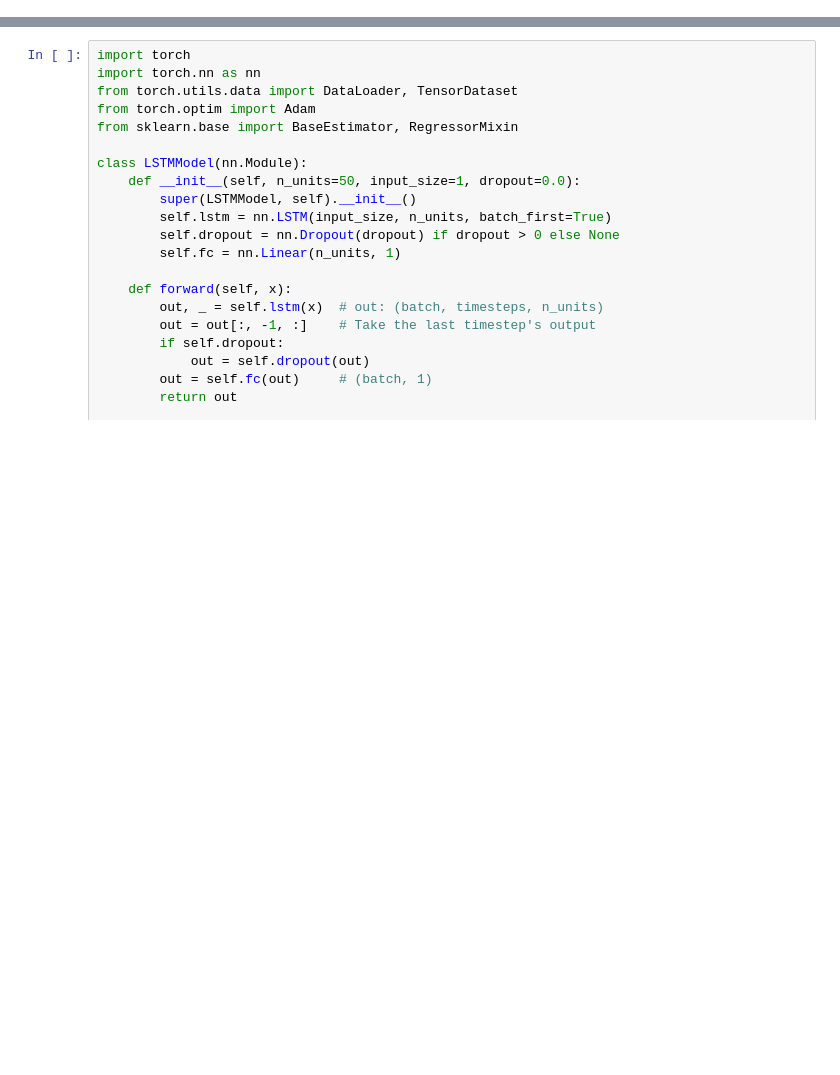
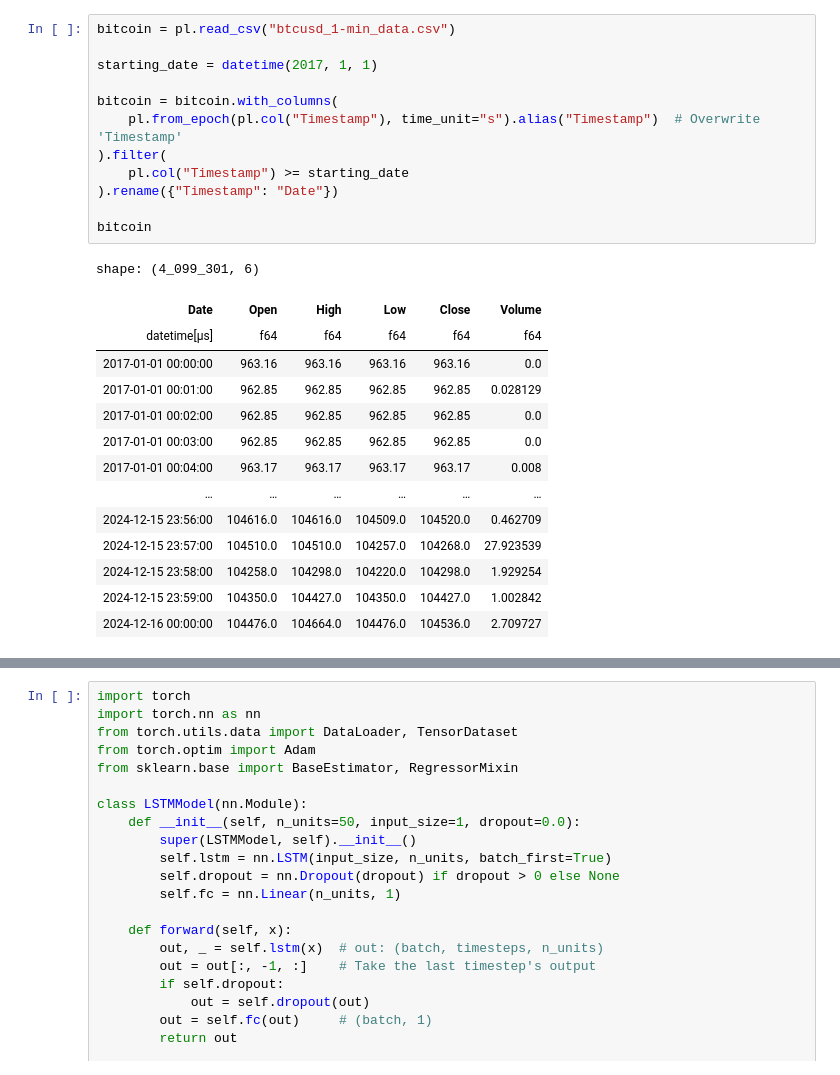
Before and after one commit to anthonymakarewicz/bitcoin-momentum-trading, a Jupyter notebook: main.ipynb, the cells around one changed output, grey strips where cells are left out. Cells and saved outputs as stored; diff of their text form; blank space fills up the shorter version.

```diff
--- a/main.ipynb
+++ b/main.ipynb
@@ -0,0 +10,27 @@
+# %%
+bitcoin = pl.read_csv("btcusd_1-min_data.csv")
+
+starting_date = datetime(2017, 1, 1)
+
+bitcoin = bitcoin.with_columns(
+    pl.from_epoch(pl.col("Timestamp"), time_unit="s").alias("Timestamp")  # Overwrite 'Timestamp'
+).filter(
+    pl.col("Timestamp") >= starting_date
+).rename({"Timestamp": "Date"})
+
+bitcoin
+# %% [output]
+shape: (4_099_301, 6)
+| Date | Open | High | Low | Close | Volume |
+| datetime[μs] | f64 | f64 | f64 | f64 | f64 |
+| 2017-01-01 00:00:00 | 963.16 | 963.16 | 963.16 | 963.16 | 0.0 |
+| 2017-01-01 00:01:00 | 962.85 | 962.85 | 962.85 | 962.85 | 0.028129 |
+| 2017-01-01 00:02:00 | 962.85 | 962.85 | 962.85 | 962.85 | 0.0 |
+| 2017-01-01 00:03:00 | 962.85 | 962.85 | 962.85 | 962.85 | 0.0 |
+| 2017-01-01 00:04:00 | 963.17 | 963.17 | 963.17 | 963.17 | 0.008 |
+| … | … | … | … | … | … |
+| 2024-12-15 23:56:00 | 104616.0 | 104616.0 | 104509.0 | 104520.0 | 0.462709 |
+| 2024-12-15 23:57:00 | 104510.0 | 104510.0 | 104257.0 | 104268.0 | 27.923539 |
+| 2024-12-15 23:58:00 | 104258.0 | 104298.0 | 104220.0 | 104298.0 | 1.929254 |
+| 2024-12-15 23:59:00 | 104350.0 | 104427.0 | 104350.0 | 104427.0 | 1.002842 |
+| 2024-12-16 00:00:00 | 104476.0 | 104664.0 | 104476.0 | 104536.0 | 2.709727 |
```
Also changed, not shown: parts of 4 cells of this notebook.
